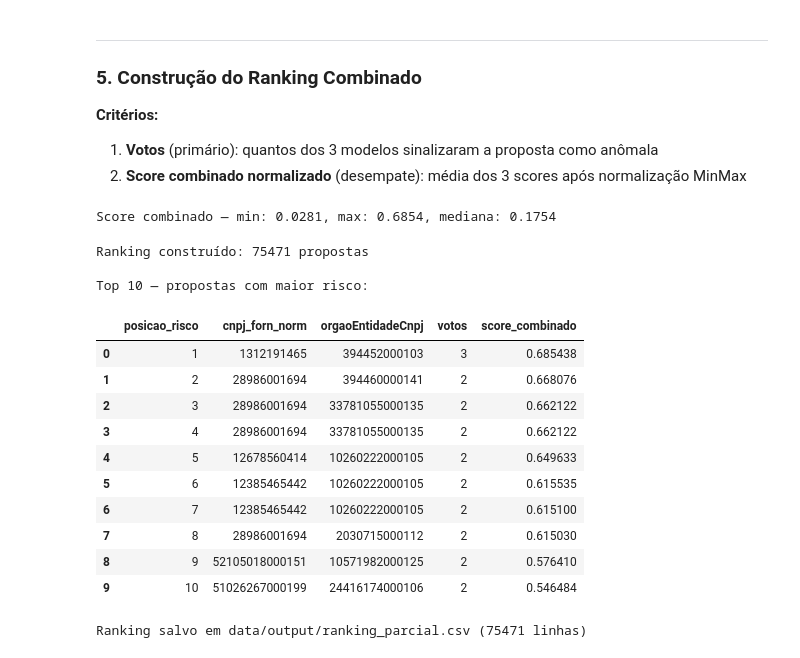
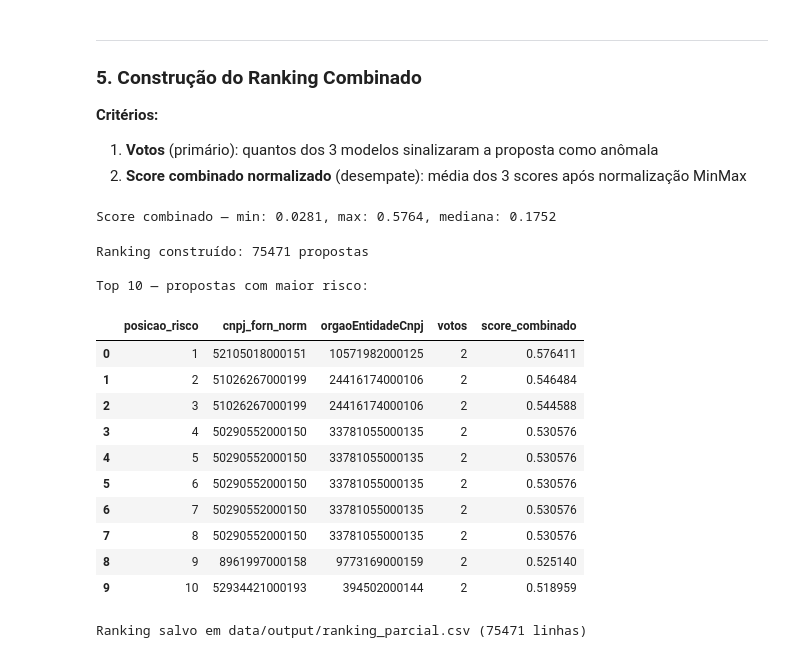
Before and after one commit to leticiagomesilva/Deteccao-Propostas-Anomalas-Licitacoes, a Jupyter notebook: notebooks/09_comparacao_modelos.ipynb, the cells around one changed output. Saved outputs shown, nothing was run; the diff lists cells and outputs as text; code cells hidden in the pictures.

```diff
--- a/notebooks/09_comparacao_modelos.ipynb
+++ b/notebooks/09_comparacao_modelos.ipynb
@@ -104,7 +104,7 @@ iso_forest = IsolationForest(
     max_samples=256,
     random_state=RANDOM_STATE
 )
-iso_forest.fit(df_feat)
+iso_forest.fit(df_feat[feature_cols])
 
 df_feat['if_score']  = iso_forest.decision_function(df_feat[feature_cols])
 df_feat['if_label']  = iso_forest.predict(df_feat[feature_cols])  # 1=normal, -1=anomalia
@@ -128,17 +132,26 @@ print('Treinando Local Outlier Factor...')
 scaler = StandardScaler()
 X_scaled = scaler.fit_transform(df_feat[feature_cols])
 
-lof = LocalOutlierFactor(
-    n_neighbors=50,
-    contamination=CONTAMINATION
-)
-lof_preds  = lof.fit_predict(X_scaled)
-lof_scores = -lof.negative_outlier_factor_
+
+def lof_vetores_unicos(Z, n_neighbors=50, contamination=CONTAMINATION, algorithm='auto'):
+    """LOF ajustado só nos vetores únicos. Vetores idênticos têm distância zero e, com mais de n_neighbors
+    cópias, a densidade local explode. Cada linha herda o escore do seu vetor; o limiar de `contamination`
+    é aplicado sobre as LINHAS (propostas). Devolve: escore, rótulo (-1 = anomalia), nº de cópias e o modelo."""
+    Zu, inverso, copias = np.unique(Z, axis=0, return_inverse=True, return_counts=True)
+    inverso = np.asarray(inverso).ravel()
+    modelo = LocalOutlierFactor(n_neighbors=n_neighbors, algorithm=algorithm).fit(Zu)
+    escore = (-modelo.negative_outlier_factor_)[inverso]
+    rotulo = np.where(escore >= np.quantile(escore, 1 - contamination), -1, 1)
+    return escore, rotulo, copias[inverso], modelo
+
+
+lof_scores, lof_preds, lof_copias, lof = lof_vetores_unicos(X_scaled)
 
 df_feat['lof_score'] = lof_scores
-df_feat['lof_label'] = lof_preds  # 1=normal, -1=anomalia
+df_feat['lof_label'] = lof_preds   # 1=normal, -1=anomalia
+df_feat['lof_n_copias'] = lof_copias
 
 n_lof = (df_feat['lof_label'] == -1).sum()
-print(f'LOF → {n_lof} anomalias ({n_lof/len(df_feat):.1%})')
+print(f'LOF → {n_lof} anomalias ({n_lof/len(df_feat):.1%}) | vetores únicos: {len(np.unique(X_scaled, axis=0))} de {len(X_scaled)} linhas')
 # %% [output]
 Treinando Local Outlier Factor...
@@ -403,44 +514,44 @@ print(f'Score combinado — min: {df_feat["score_combinado"].min():.4f}, '
       f'max: {df_feat["score_combinado"].max():.4f}, '
       f'mediana: {df_feat["score_combinado"].median():.4f}')
 # %% [output]
-Score combinado — min: 0.0281, max: 0.6854, mediana: 0.1754
+Score combinado — min: 0.0281, max: 0.5764, mediana: 0.1752
 # %%
 df_ranking = pd.concat([
     df_ids.reset_index(drop=True),
     df_feat[[
         'if_score', 'if_label', 'if_score_norm',
-        'lof_score', 'lof_label', 'lof_score_norm',
+        'lof_score', 'lof_label', 'lof_score_norm', 'lof_n_copias',
         'ocsvm_score', 'ocsvm_label', 'ocsvm_score_norm',
         'votos', 'score_combinado'
     ]].reset_index(drop=True)
 ], axis=1)
 
 df_ranking = df_ranking.sort_values(
     ['votos', 'score_combinado'],
     ascending=[False, False]
 ).reset_index(drop=True)
 
 df_ranking['posicao_risco'] = df_ranking.index + 1  # 1 = mais anômalo
 
 print(f'Ranking construído: {len(df_ranking)} propostas')
 print(f'\nTop 10 — propostas com maior risco:')
 df_ranking[['posicao_risco', 'cnpj_forn_norm', 'orgaoEntidadeCnpj',
             'votos', 'score_combinado']].head(10)
 # %% [output]
 Ranking construído: 75471 propostas
 
 Top 10 — propostas com maior risco:
 |  | posicao_risco | cnpj_forn_norm | orgaoEntidadeCnpj | votos | score_combinado |
-| 0 | 1 | 1312191465 | 394452000103 | 3 | 0.685438 |
-| 1 | 2 | 28986001694 | 394460000141 | 2 | 0.668076 |
-| 2 | 3 | 28986001694 | 33781055000135 | 2 | 0.662122 |
-| 3 | 4 | 28986001694 | 33781055000135 | 2 | 0.662122 |
-| 4 | 5 | 12678560414 | 10260222000105 | 2 | 0.649633 |
-| 5 | 6 | 12385465442 | 10260222000105 | 2 | 0.615535 |
-| 6 | 7 | 12385465442 | 10260222000105 | 2 | 0.615100 |
-| 7 | 8 | 28986001694 | 2030715000112 | 2 | 0.615030 |
-| 8 | 9 | 52105018000151 | 10571982000125 | 2 | 0.576410 |
-| 9 | 10 | 51026267000199 | 24416174000106 | 2 | 0.546484 |
+| 0 | 1 | 52105018000151 | 10571982000125 | 2 | 0.576411 |
+| 1 | 2 | 51026267000199 | 24416174000106 | 2 | 0.546484 |
+| 2 | 3 | 51026267000199 | 24416174000106 | 2 | 0.544588 |
+| 3 | 4 | 50290552000150 | 33781055000135 | 2 | 0.530576 |
+| 4 | 5 | 50290552000150 | 33781055000135 | 2 | 0.530576 |
+| 5 | 6 | 50290552000150 | 33781055000135 | 2 | 0.530576 |
+| 6 | 7 | 50290552000150 | 33781055000135 | 2 | 0.530576 |
+| 7 | 8 | 50290552000150 | 33781055000135 | 2 | 0.530576 |
+| 8 | 9 | 8961997000158 | 9773169000159 | 2 | 0.525140 |
+| 9 | 10 | 52934421000193 | 394502000144 | 2 | 0.518959 |
 # %%
 df_ranking.to_csv('data/output/ranking_parcial.csv', index=False)
 print(f'Ranking salvo em data/output/ranking_parcial.csv ({len(df_ranking)} linhas)')
```
Also changed, not shown: parts of 16 cells of this notebook, 16 other files.
